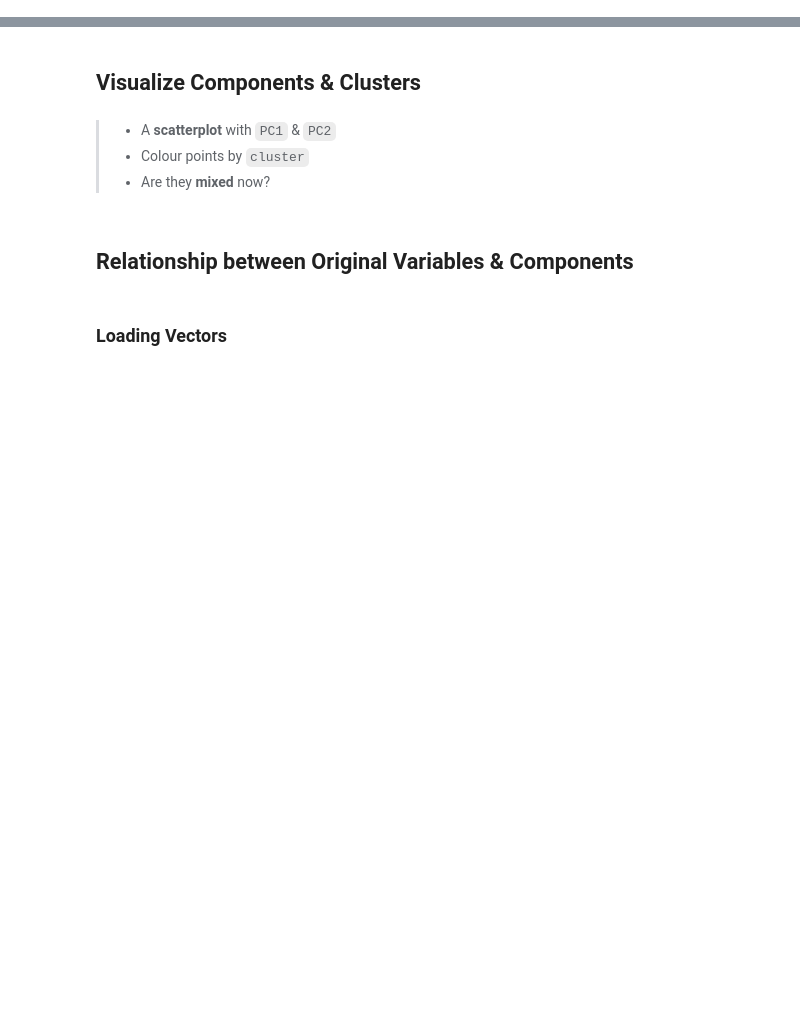
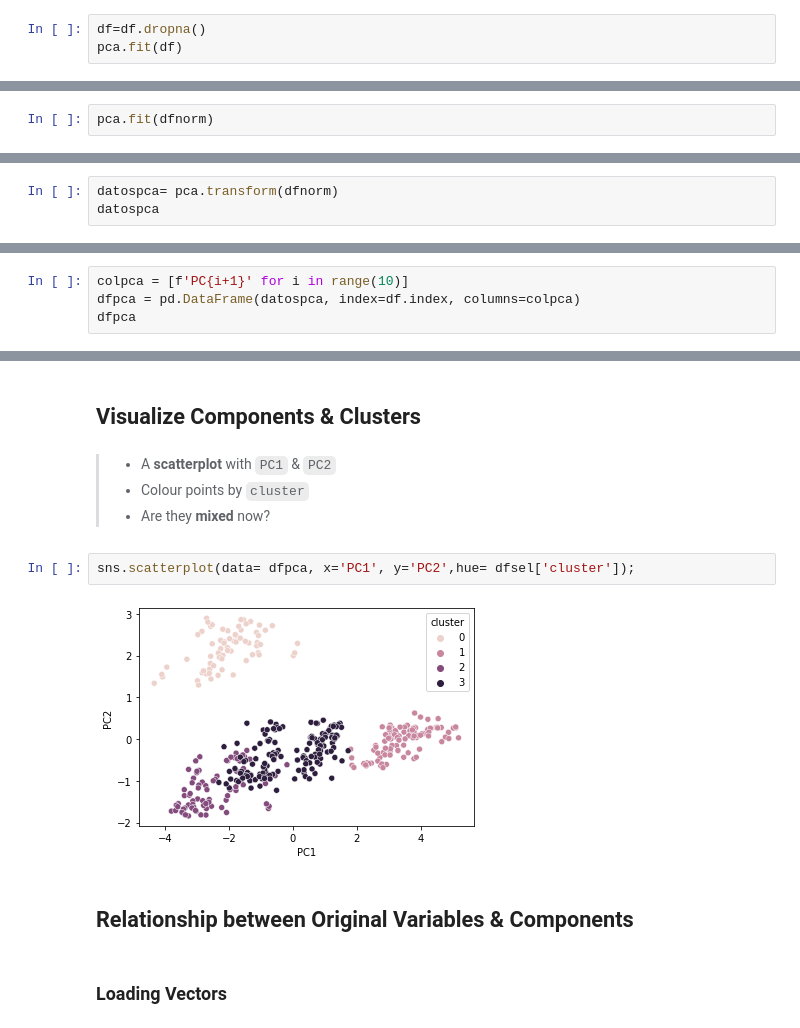
Before and after one commit to apoboldon/machine-learning-program, a Jupyter notebook: #10. Componentes Principales (PCA)/06practice_componentes_componentes_componentes-principales-(.ipynb, the cells around one changed output, grey strips where cells are left out. Drawn from its saved outputs; the diff is of its cells as text; blank space fills up the shorter version.

```diff
--- a/#10. Componentes Principales (PCA)/06practice_componentes_componentes_componentes-principales-(.ipynb
+++ b/#10. Componentes Principales (PCA)/06practice_componentes_componentes_componentes-principales-(.ipynb
@@ -99,0 +207,3 @@ df['cluster'] = ?
+# %%
+df=df.dropna()
+pca.fit(df)
@@ -99,0 +226,2 @@ df['cluster'] = ?
+# %%
+pca.fit(dfnorm)
@@ -99,0 +244,3 @@ df['cluster'] = ?
+# %%
+datospca= pca.transform(dfnorm)
+datospca
@@ -99,0 +281,4 @@ df['cluster'] = ?
+# %%
+colpca = [f'PC{i+1}' for i in range(10)]
+dfpca = pd.DataFrame(datospca, index=df.index, columns=colpca)
+dfpca
@@ -103,6 +303,10 @@ df['cluster'] = ?
 > - A **scatterplot** with `PC1` & `PC2`
 > - Colour points by `cluster`
 > - Are they **mixed** now?
+# %%
+sns.scatterplot(data= dfpca, x='PC1', y='PC2',hue= dfsel['cluster']);
+# %% [output]
+[figure, added]
 # %% [markdown]
 ## Relationship between Original Variables & Components
 # %% [markdown]
```
Also changed, not shown: parts of 37 cells of this notebook.
